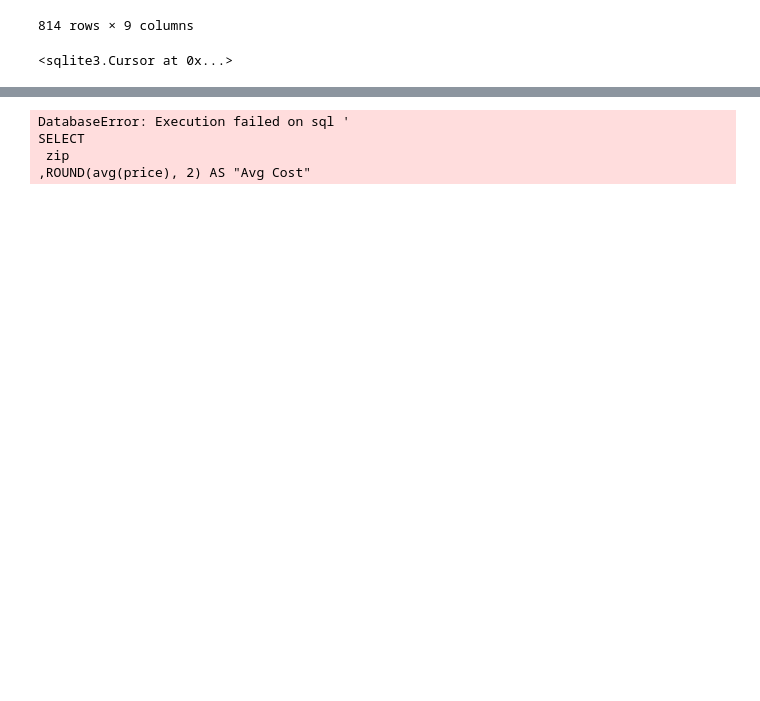
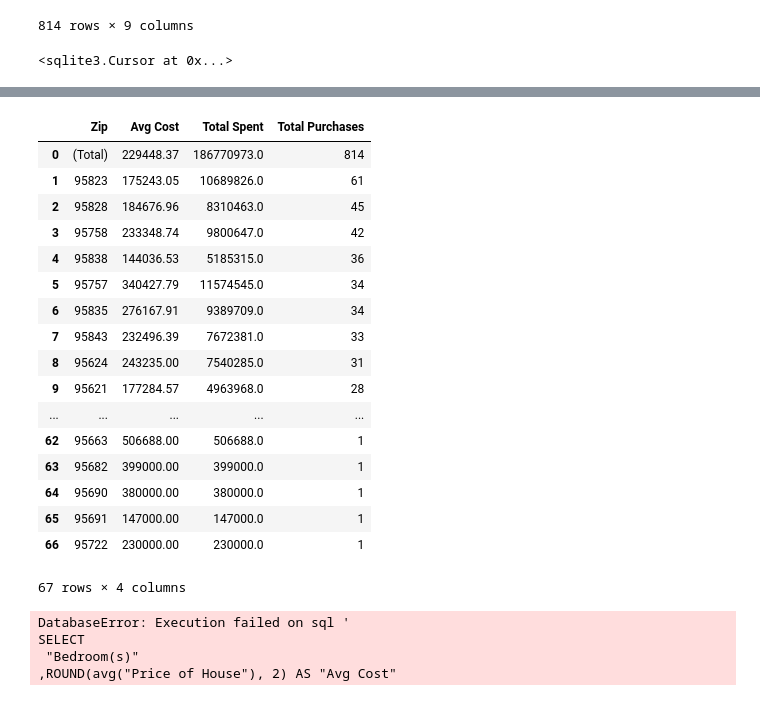
Before and after one commit to coryjennings93/codeLou_Python, a Jupyter notebook: PythondatabaseProject_fresh.ipynb, the cells around one changed output, grey strips where cells are left out. Cells and saved outputs as stored; diff of their text form; code cells hidden in the pictures; blank space fills up the shorter version.

Commit message:
updates column names in queries

```diff
--- a/PythondatabaseProject_fresh.ipynb
+++ b/PythondatabaseProject_fresh.ipynb
@@ -282,64 +298,83 @@ run_query(query)
 # %%
 # Aggregate data getting average cost of house by zip
 query_avg_price = """
 SELECT
  zip
-,ROUND(avg(price), 2) AS "Avg Cost"
-,ROUND(sum(price), 2) AS "Total Spent"
+,ROUND(avg("Price of House"), 2) AS "Avg Cost"
+,ROUND(sum("Price of House"), 2) AS "Total Spent"
 ,COUNT(*) as "Total Purchases"
 FROM CLprojects_cleaned
 GROUP BY zip
 
 union all
 
 select
  '(Total)'
-,ROUND(avg(price), 2) AS "Avg Cost"
-,ROUND(sum(price), 2) AS "Total Spent"
+,ROUND(avg("Price of House"), 2) AS "Avg Cost"
+,ROUND(sum("Price of House"), 2) AS "Total Spent"
 ,COUNT(*) as "Total Purchases"
 from CLprojects_cleaned
 
 ORDER BY "Total Purchases" DESC;
 
 
 """
 
 run_query(query_avg_price)
 # %% [output]
+|  | Zip | Avg Cost | Total Spent | Total Purchases |
+| 0 | (Total) | 229448.37 | 186770973.0 | 814 |
+| 1 | 95823 | 175243.05 | 10689826.0 | 61 |
+| 2 | 95828 | 184676.96 | 8310463.0 | 45 |
+| 3 | 95758 | 233348.74 | 9800647.0 | 42 |
+| 4 | 95838 | 144036.53 | 5185315.0 | 36 |
+| 5 | 95757 | 340427.79 | 11574545.0 | 34 |
+| 6 | 95835 | 276167.91 | 9389709.0 | 34 |
+| 7 | 95843 | 232496.39 | 7672381.0 | 33 |
+| 8 | 95624 | 243235.00 | 7540285.0 | 31 |
+| 9 | 95621 | 177284.57 | 4963968.0 | 28 |
+| ... | ... | ... | ... | ... |
+| 62 | 95663 | 506688.00 | 506688.0 | 1 |
+| 63 | 95682 | 399000.00 | 399000.0 | 1 |
+| 64 | 95690 | 380000.00 | 380000.0 | 1 |
+| 65 | 95691 | 147000.00 | 147000.0 | 1 |
+| 66 | 95722 | 230000.00 | 230000.0 | 1 |
-DatabaseError: Execution failed on sql '
-SELECT
- zip
-,ROUND(avg(price), 2) AS "Avg Cost"
+67 rows × 4 columns
 # %%
 # Aggregate data getting average cost of house by number of bedrooms
 query_avg_price_per_bed = """
 SELECT
- beds
-,ROUND(avg(price), 2) AS "Avg Cost"
-,ROUND(sum(price), 2) AS "Total Spent"
+ "Bedroom(s)"
+,ROUND(avg("Price of House"), 2) AS "Avg Cost"
+,ROUND(sum("Price of House"), 2) AS "Total Spent"
 ,COUNT(*) AS "Total Purchases"
-,MIN(price) AS "Lowest Price"
-,MAX(price) AS "Highest Price"
+,MIN("Price of House") AS "Lowest Price"
+,MAX("Price of House") AS "Highest Price"
 FROM CLprojects_cleaned
-GROUP BY beds
+GROUP BY "Bedroom(s)"
 
 union all
 
 select
  '(Total)'
-,ROUND(avg(price), 2) AS "Avg Cost"
-,ROUND(sum(price), 2) AS "Total Spent"
+,ROUND(avg("Price of House"), 2) AS "Avg Cost"
+,ROUND(sum("Price of House"), 2) AS "Total Spent"
 ,COUNT(*) as "Total Purchases"
-,MIN(price) AS "Lowest Price"
-,MAX(price) AS "Highest Price"
+,MIN("Price of House") AS "Lowest Price"
+,MAX("Price of House") AS "Highest Price"
 from CLprojects_cleaned
 
-ORDER BY beds DESC;
+ORDER BY "Bedroom" DESC;
 
 
 """
 
 run_query(query_avg_price_per_bed)
+# %% [output]
+DatabaseError: Execution failed on sql '
+SELECT
+ "Bedroom(s)"
+,ROUND(avg("Price of House"), 2) AS "Avg Cost"
 # %%
 db.close()
 # %%
```
Also changed, not shown: parts of 4 cells of this notebook, 1 other file.
